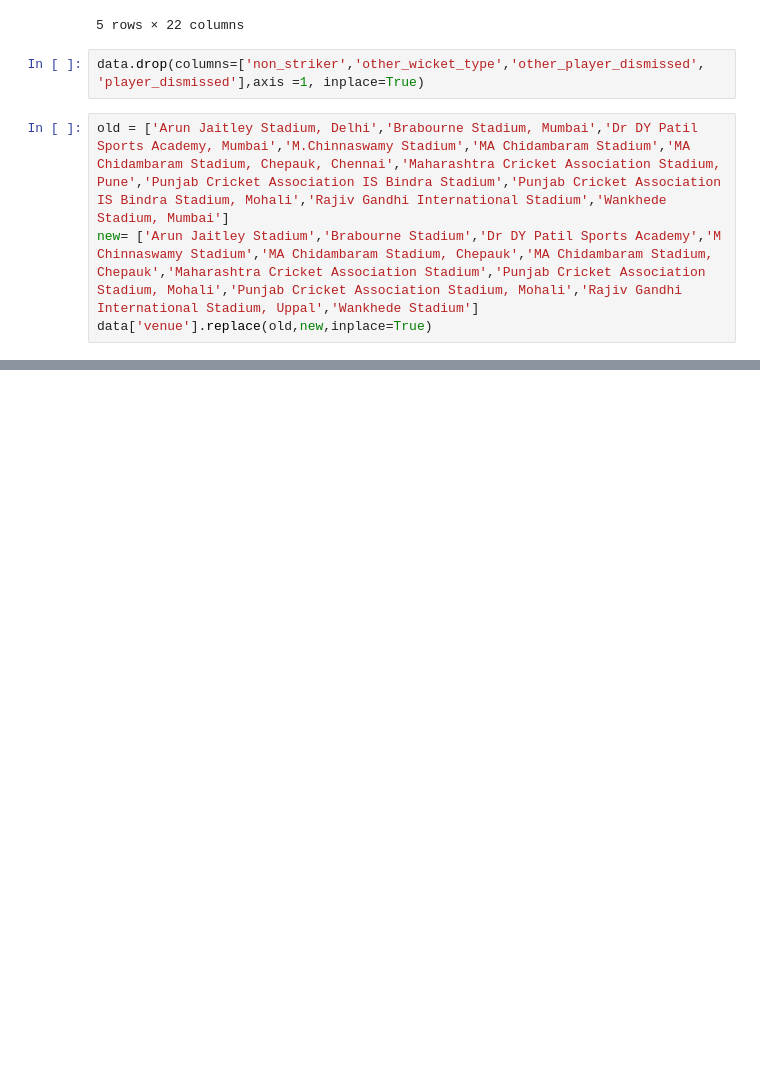
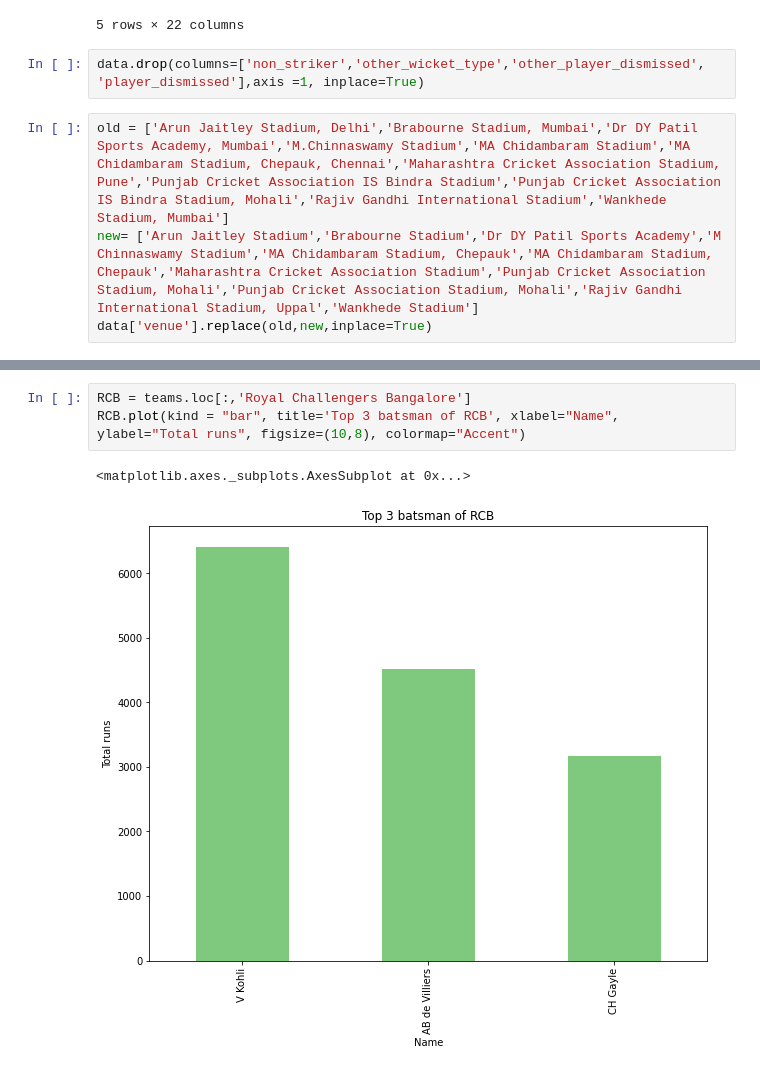
Before and after one commit to arnavkundalia/Sports-Feed, a Jupyter notebook: ML_Project.ipynb, the cells around one changed output, grey strips where cells are left out. Drawn from its saved outputs; the diff is of its cells as text; blank space fills up the shorter version.

```diff
--- a/ML_Project.ipynb
+++ b/ML_Project.ipynb
@@ -141,0 +142,6 @@ teams.plot(kind = "bar", ylabel="Runs", xlabel= "Batsman & Team", figsize = (15,
+# %%
+RCB = teams.loc[:,'Royal Challengers Bangalore']
+RCB.plot(kind = "bar", title='Top 3 batsman of RCB', xlabel="Name", ylabel="Total runs", figsize=(10,8), colormap="Accent")
+# %% [output]
+<matplotlib.axes._subplots.AxesSubplot at 0x...>
+[figure, added]
```
Also changed, not shown: parts of 14 cells of this notebook.
